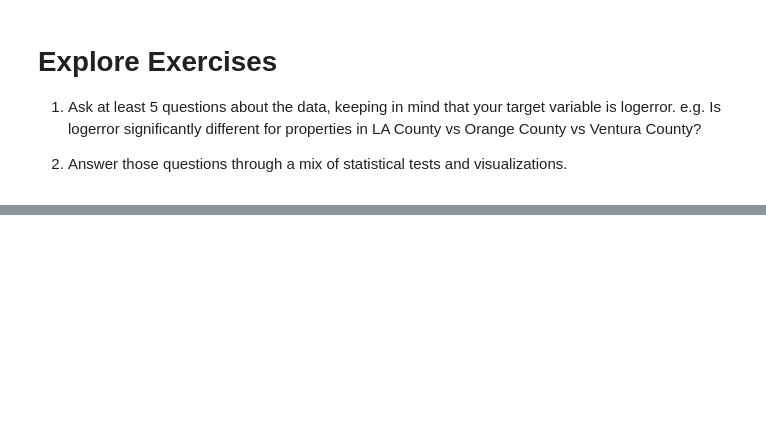
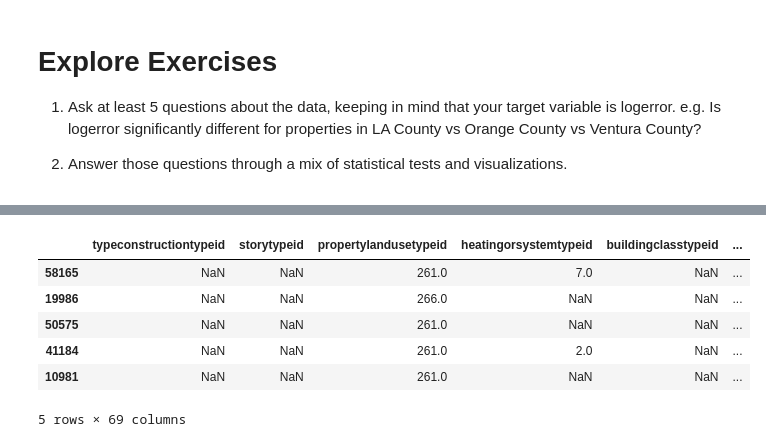
Before and after one commit to natasharivers/Clustering, a Jupyter notebook: explore_zillow.ipynb, the cells around one changed output, grey strips where cells are left out. Cells and saved outputs as stored; diff of their text form; code cells hidden in the pictures; blank space fills up the shorter version.

```diff
--- a/explore_zillow.ipynb
+++ b/explore_zillow.ipynb
@@ -91 +116,11 @@ storytypeid                          NaN
 Name: logerror, dtype: float64
+# %%
+train.head()
+# %% [output]
+|  | typeconstructiontypeid | storytypeid | propertylandusetypeid | heatingorsystemtypeid | buildingclasstypeid | ... |
+| 58165 | NaN | NaN | 261.0 | 7.0 | NaN | ... |
+| 19986 | NaN | NaN | 266.0 | NaN | NaN | ... |
+| 50575 | NaN | NaN | 261.0 | NaN | NaN | ... |
+| 41184 | NaN | NaN | 261.0 | 2.0 | NaN | ... |
+| 10981 | NaN | NaN | 261.0 | NaN | NaN | ... |
+5 rows × 69 columns
```
Also changed, not shown: parts of 27 cells of this notebook.
